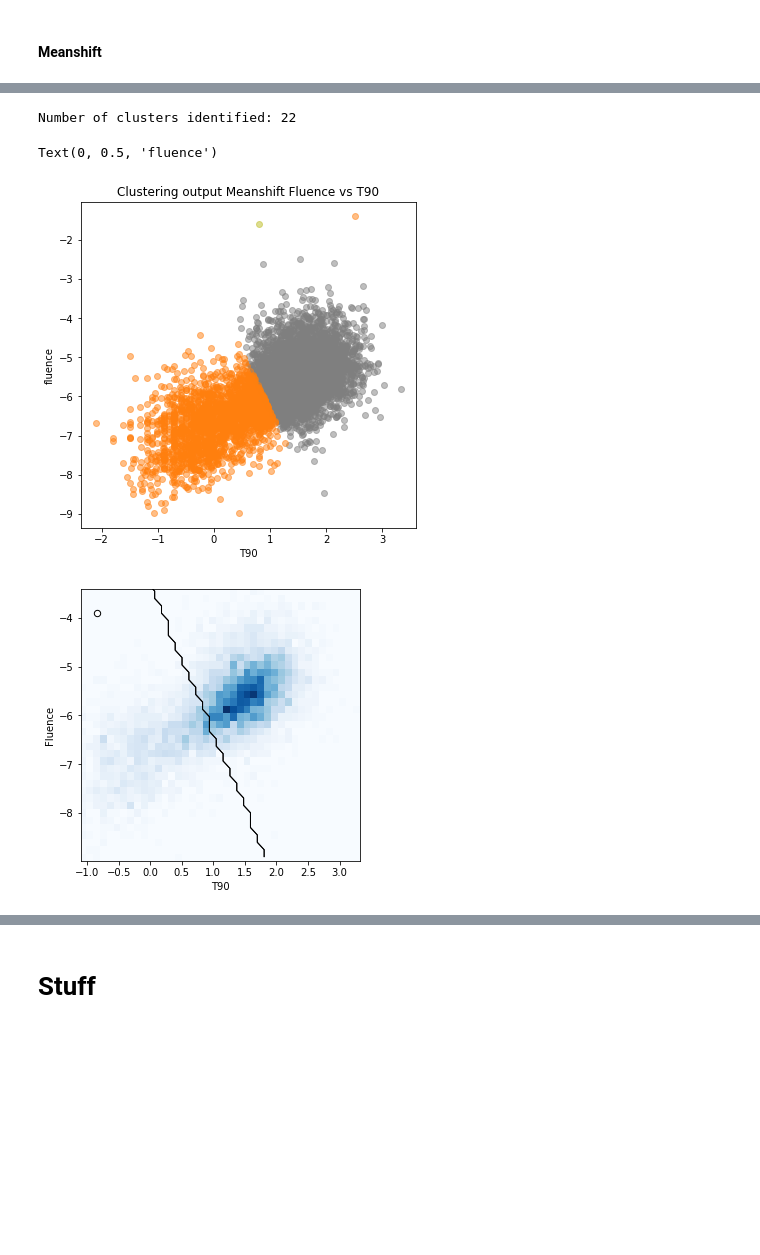
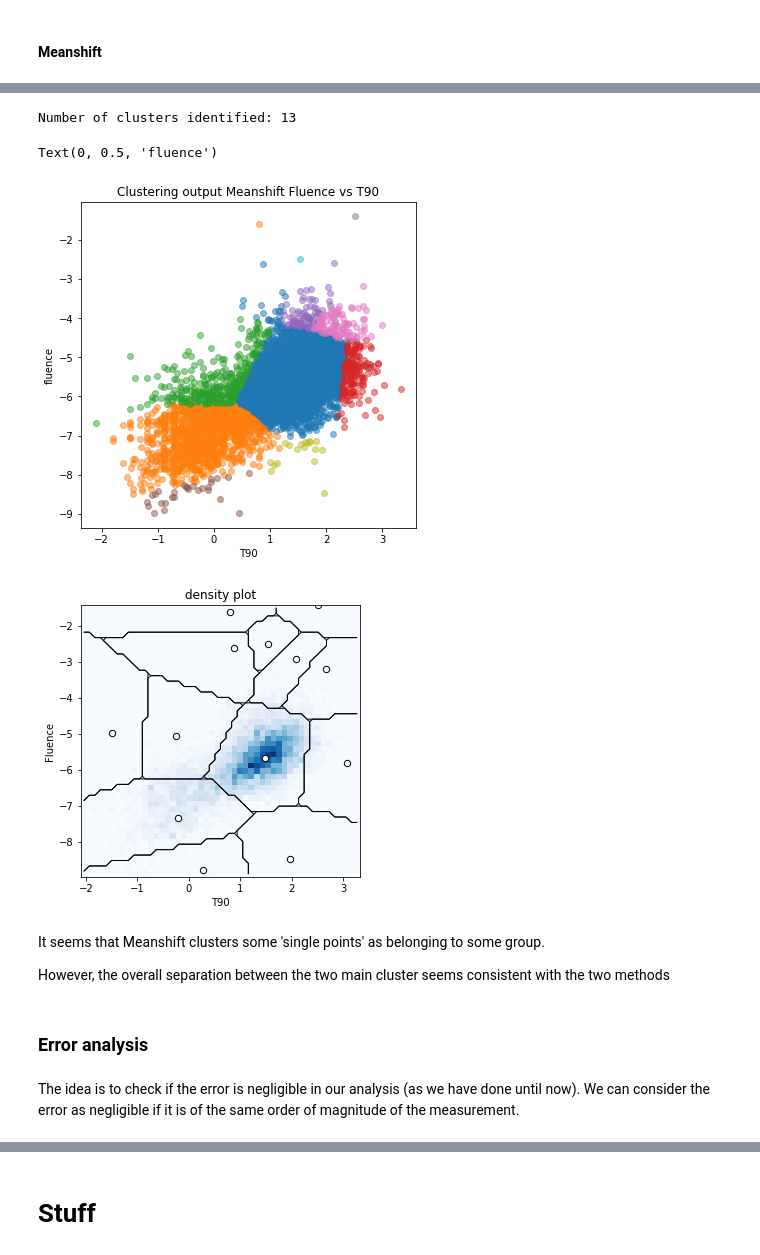
Before and after one commit to ludovicobizzarri/astrostatistics_bicocca_2024, a Jupyter notebook: working/Lesson 14/Gamma Ray Burst.ipynb, the cells around one changed output, grey strips where cells are left out. Cells and saved outputs as stored; diff of their text form; code cells hidden in the pictures; blank space fills up the shorter version.

```diff
--- a/working/Lesson 14/Gamma Ray Burst.ipynb
+++ b/working/Lesson 14/Gamma Ray Burst.ipynb
@@ -350,12 +385,13 @@ plt.show()
 # %%
 # Meanshift
 
-scaler = preprocessing.StandardScaler()
-bw = 0.4
+#scaler = preprocessing.StandardScaler() # -> if estimate_bw is used, it is better to work without it
+#bw = sklearn.cluster.estimate_bandwidth(X_T90_F)
 
-ms = MeanShift(bandwidth=bw,cluster_all=True,bin_seeding=True)
+ms = MeanShift(bandwidth=0.4,cluster_all=True,bin_seeding=True)
 
-ms.fit(scaler.fit_transform(X_T90_F))
+#ms.fit(scaler.fit_transform(X_T90_F))
+ms.fit(X_T90_F)
 
 labels_T90_F = ms.predict(X_T90_F)
 print('Number of clusters identified:',labels_T90_F.max()+1)
@@ -372,9 +408,9 @@ plt.title('Clustering output Meanshift Fluence vs T90')
 plt.xlabel('T90')
 plt.ylabel('fluence')
 # %% [output]
-Number of clusters identified: 22
+Number of clusters identified: 13
 Text(0, 0.5, 'fluence')
-[figure, old version]
+[figure, new version]
 # %%
 # Make some plots
 fig = plt.figure(figsize=(5, 5))
@@ -393,35 +429,44 @@ ax.imshow(H.T, origin='lower', interpolation='nearest', aspect='auto',
 
 # plot cluster centers
 cluster_centers = ms.cluster_centers_
-#for i in range(n_clusters):
-    #ax.scatter(cluster_centers[i, 0], cluster_centers[i, 1],s=40, c='w', edgecolors='k')
+for i in range(n_clusters):
+    ax.scatter(cluster_centers[i, 0], cluster_centers[i, 1],s=40, c='w', edgecolors='k')
 
 
 # plot cluster boundaries
 x_centers = 0.5 * (xedges[1:] + xedges[:-1])
 y_centers = 0.5 * (yedges[1:] + yedges[:-1])
 
 Xgrid = np.meshgrid(x_centers, y_centers)
 Xgrid = np.array(Xgrid).reshape((2, 50 * 50)).T
 
 H = ms.predict(Xgrid).reshape((50, 50))
 
 for i in range(n_clusters):
     Hcp = H.copy()
     flag = (Hcp == i)
     Hcp[flag] = 1
     Hcp[~flag] = 0
 
     ax.contour(x_centers, y_centers, Hcp, [-0.5, 0.5],linewidths=1, colors='k')
 
     H = ms.predict(Xgrid).reshape((50, 50))
 
-ax.set_xlim(xedges[0]+1, xedges[-1])
-ax.set_ylim(yedges[0], yedges[-1]-2)
+#ax.set_xlim(xedges[0]+1, xedges[-1])
+#ax.set_ylim(yedges[0], yedges[-1]-2)
 
+ax.set_title('density plot')
 ax.set_xlabel('T90')
 ax.set_ylabel('Fluence')
 
 plt.show()
 # %% [output]
-[figure, old version]
+[figure, new version]
+# %% [markdown]
+It seems that Meanshift clusters some 'single points' as belonging to some group.
+
+However, the overall separation between the two main cluster seems consistent with the two methods
+# %% [markdown]
+### Error analysis
+# %% [markdown]
+The idea is to check if the error is negligible in our analysis (as we have done until now). We can consider the error as negligible if it is of the same order of magnitude of the measurement.
```
Also changed, not shown: parts of 24 cells of this notebook.
